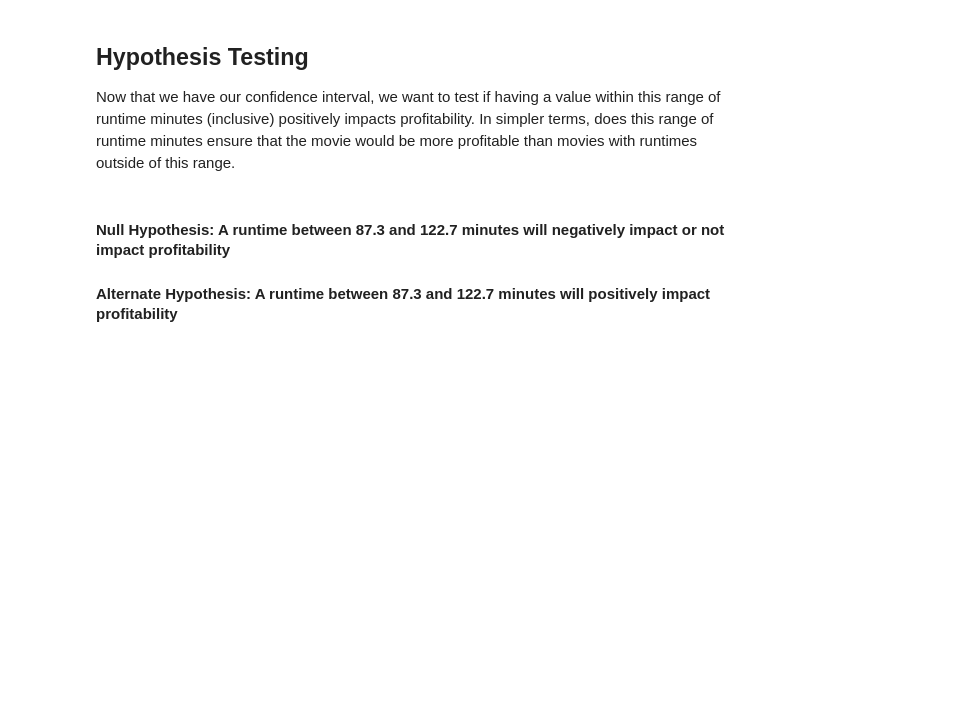
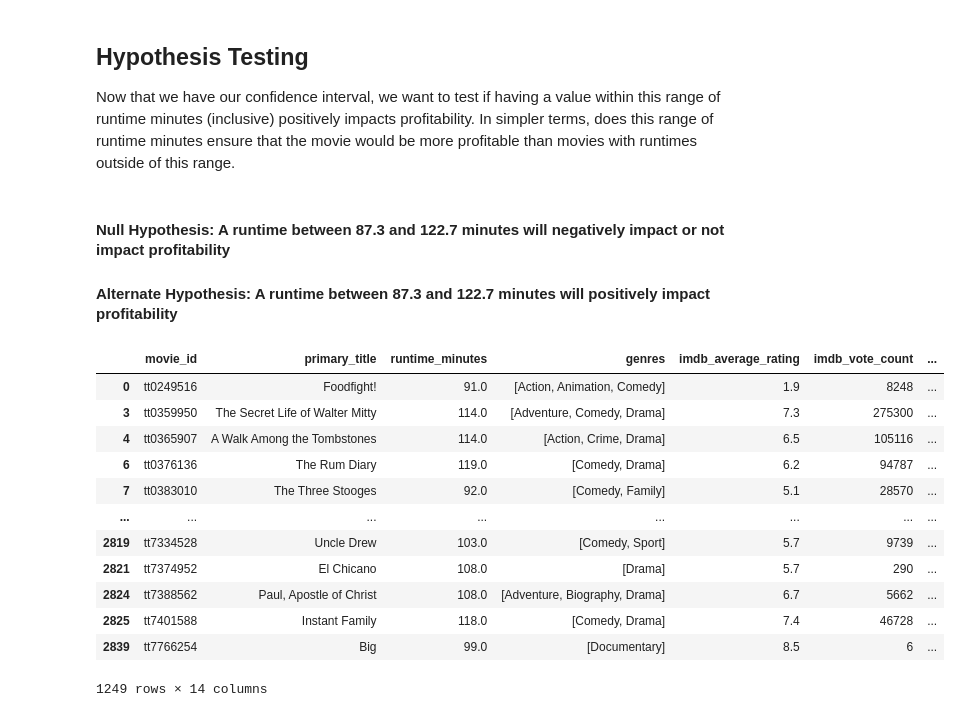
Before and after one commit to abwilliamss/AIAcademy-capstone, a Jupyter notebook: saniya_analysis.ipynb, the cells around one changed output. Drawn from its saved outputs; the diff is of its cells as text; code cells hidden in the pictures; blank space fills up the shorter version.

```diff
--- a/saniya_analysis.ipynb
+++ b/saniya_analysis.ipynb
@@ -275,0 +287,17 @@ Now that we have our confidence interval, we want to test if having a value with
+# %%
+sample_df1 = final[final['runtime_minutes'].between(87.29524865, 122.67584961, inclusive=True)]
+sample_df1
+# %% [output]
+|  | movie_id | primary_title | runtime_minutes | genres | imdb_average_rating | imdb_vote_count | ... |
+| 0 | tt0249516 | Foodfight! | 91.0 | [Action, Animation, Comedy] | 1.9 | 8248 | ... |
+| 3 | tt0359950 | The Secret Life of Walter Mitty | 114.0 | [Adventure, Comedy, Drama] | 7.3 | 275300 | ... |
+| 4 | tt0365907 | A Walk Among the Tombstones | 114.0 | [Action, Crime, Drama] | 6.5 | 105116 | ... |
+| 6 | tt0376136 | The Rum Diary | 119.0 | [Comedy, Drama] | 6.2 | 94787 | ... |
+| 7 | tt0383010 | The Three Stooges | 92.0 | [Comedy, Family] | 5.1 | 28570 | ... |
+| ... | ... | ... | ... | ... | ... | ... | ... |
+| 2819 | tt7334528 | Uncle Drew | 103.0 | [Comedy, Sport] | 5.7 | 9739 | ... |
+| 2821 | tt7374952 | El Chicano | 108.0 | [Drama] | 5.7 | 290 | ... |
+| 2824 | tt7388562 | Paul, Apostle of Christ | 108.0 | [Adventure, Biography, Drama] | 6.7 | 5662 | ... |
+| 2825 | tt7401588 | Instant Family | 118.0 | [Comedy, Drama] | 7.4 | 46728 | ... |
+| 2839 | tt7766254 | Big | 99.0 | [Documentary] | 8.5 | 6 | ... |
+1249 rows × 14 columns
```
Also changed, not shown: parts of 10 cells of this notebook.
